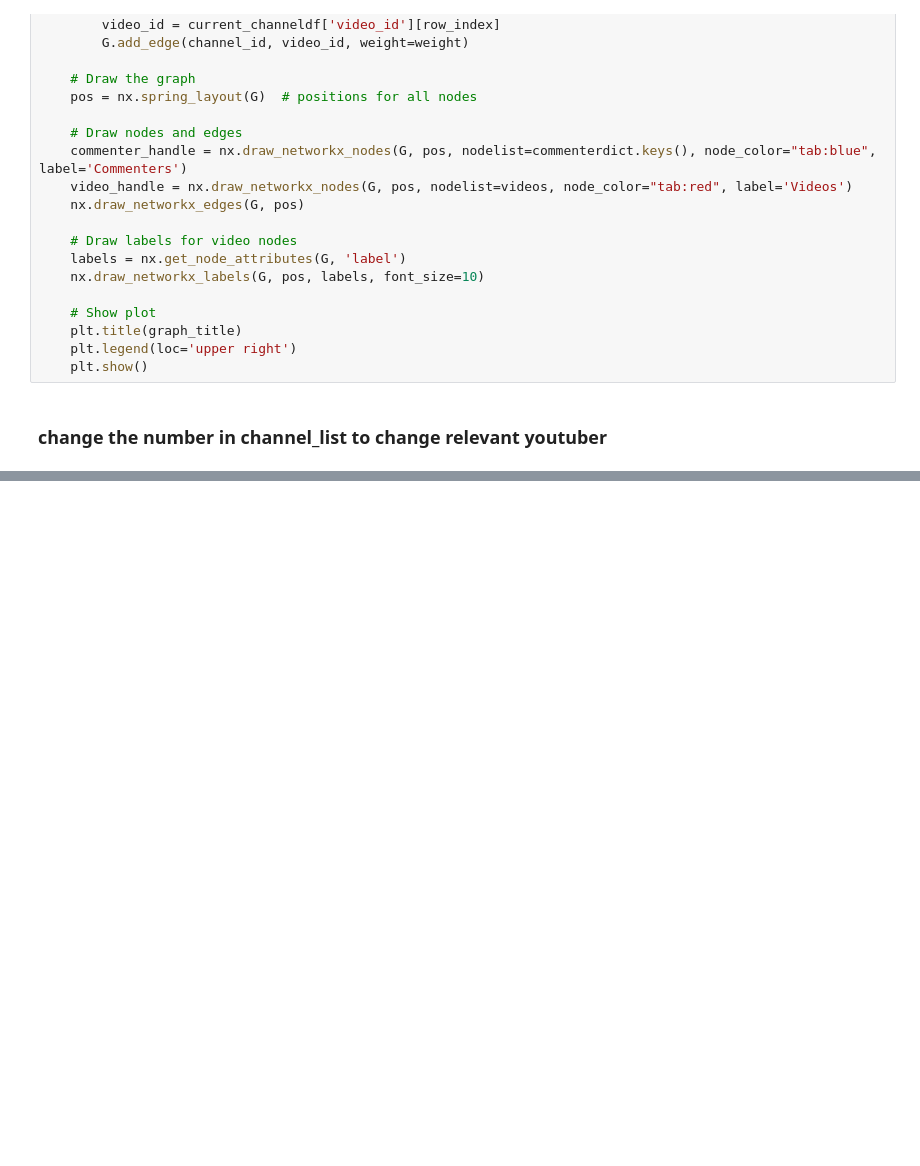
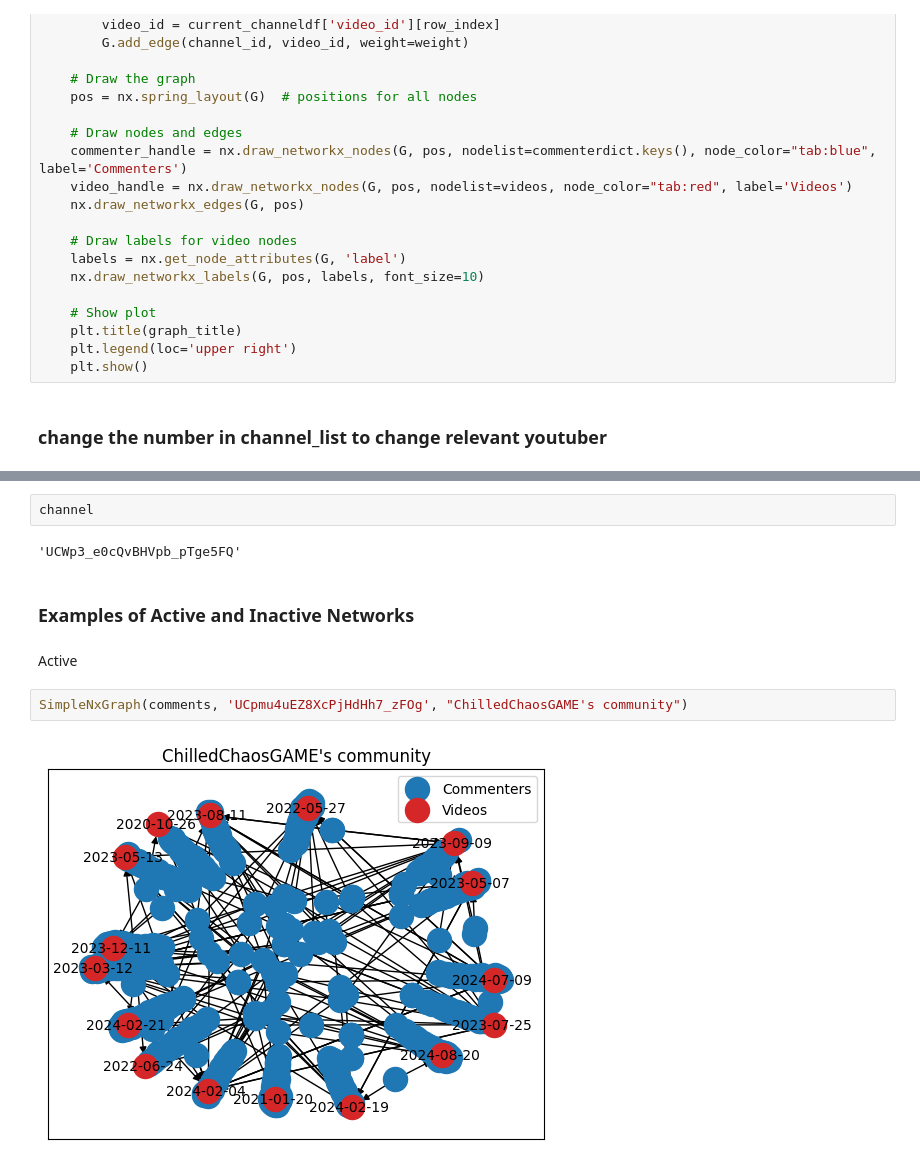
Before and after one commit to bluecoder777/Game-Promotion-Analysis, a Jupyter notebook: YTvideoCommunity.ipynb, the cells around one changed output, grey strips where cells are left out. Saved outputs shown, nothing was run; the diff lists cells and outputs as text; blank space fills up the shorter version.

```diff
--- a/YTvideoCommunity.ipynb
+++ b/YTvideoCommunity.ipynb
@@ -82,0 +83,12 @@ SimpleNxGraph(comments, channel, "Sam Tabor Gaming community")
+# %%
+channel
+# %% [output]
+'UCWp3_e0cQvBHVpb_pTge5FQ'
+# %% [markdown]
+### Examples of Active and Inactive Networks
+# %% [markdown]
+Active
+# %%
+SimpleNxGraph(comments, 'UCpmu4uEZ8XcPjHdHh7_zFOg', "ChilledChaosGAME's community")
+# %% [output]
+[figure, added]
```
Also changed, not shown: parts of 8 cells of this notebook.
